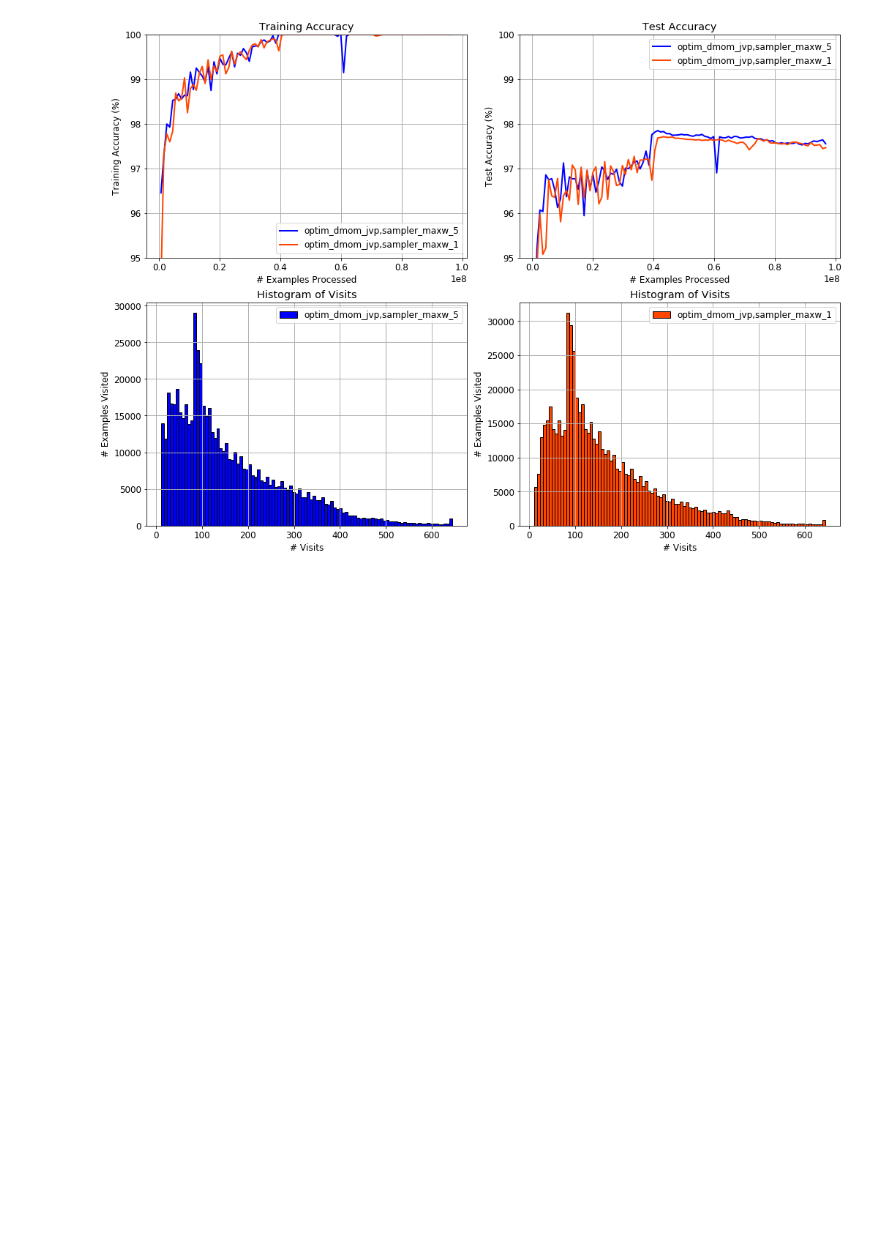
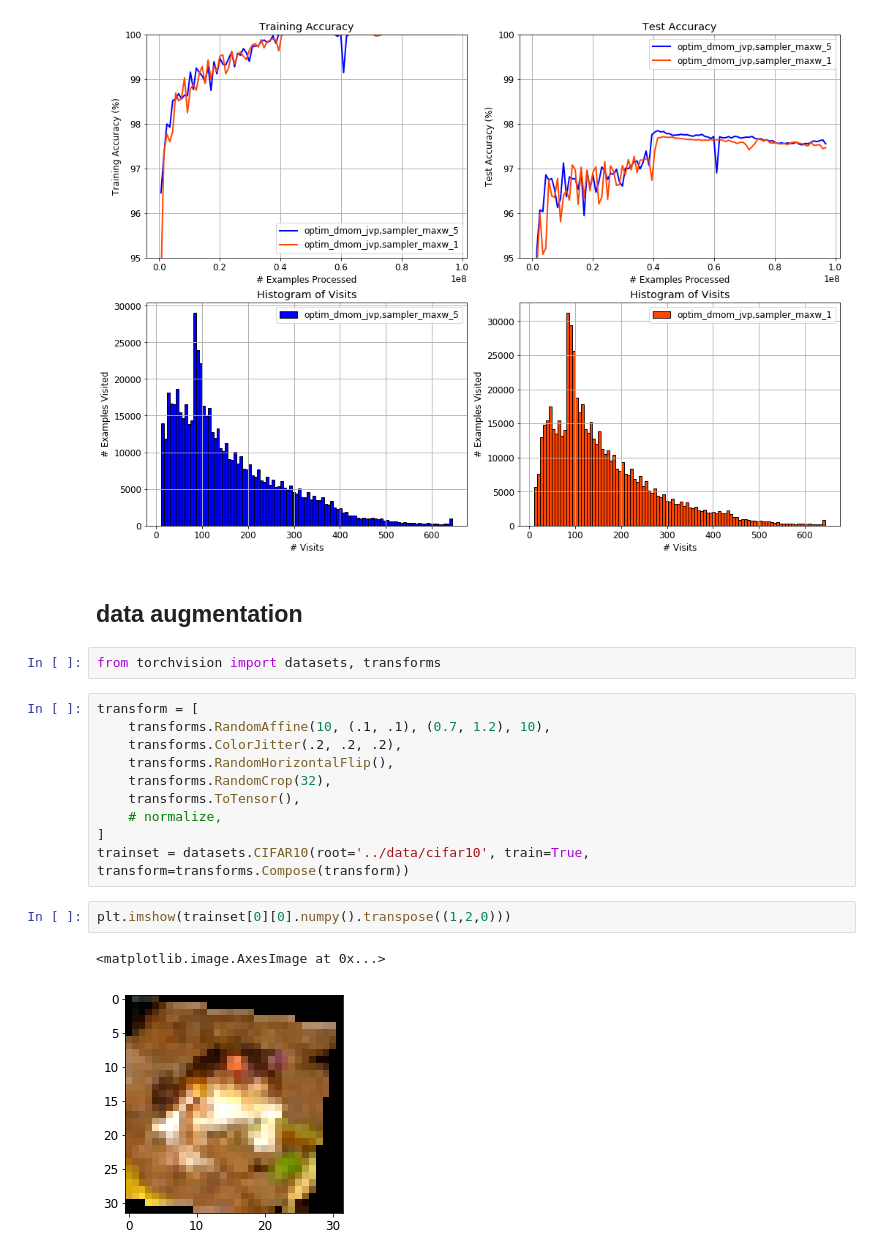
Before and after one commit to fartashf/gvar_code, a Jupyter notebook: notebooks/figures_new.ipynb, the cells around one changed output. Cells and saved outputs as stored; diff of their text form; blank space fills up the shorter version.

```diff
--- a/notebooks/figures_new.ipynb
+++ b/notebooks/figures_new.ipynb
@@ -495,3 +525,22 @@ ylim = [95, 100]
 data, run_names = plot_runs_and_tags(get_data_f, plot_f, logdir, patterns, tag_names, fig_name, lg_tags, ylim)
 # %% [output]
 [figure]
+# %% [markdown]
+## data augmentation
+# %%
+from torchvision import datasets, transforms
+# %%
+transform = [
+    transforms.RandomAffine(10, (.1, .1), (0.7, 1.2), 10),
+    transforms.ColorJitter(.2, .2, .2),
+    transforms.RandomHorizontalFlip(),
+    transforms.RandomCrop(32),
+    transforms.ToTensor(),
+    # normalize,
+]
+trainset = datasets.CIFAR10(root='../data/cifar10', train=True, transform=transforms.Compose(transform))
+# %%
+plt.imshow(trainset[0][0].numpy().transpose((1,2,0)))
+# %% [output]
+<matplotlib.image.AxesImage at 0x...>
+[figure, added]
```
Also changed, not shown: parts of 35 cells of this notebook, 29 other files.
